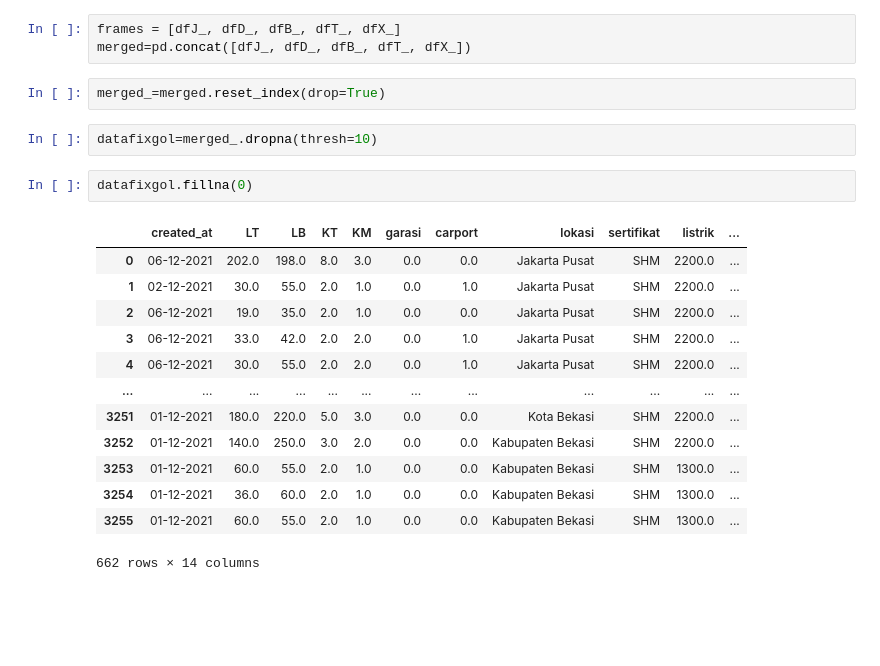
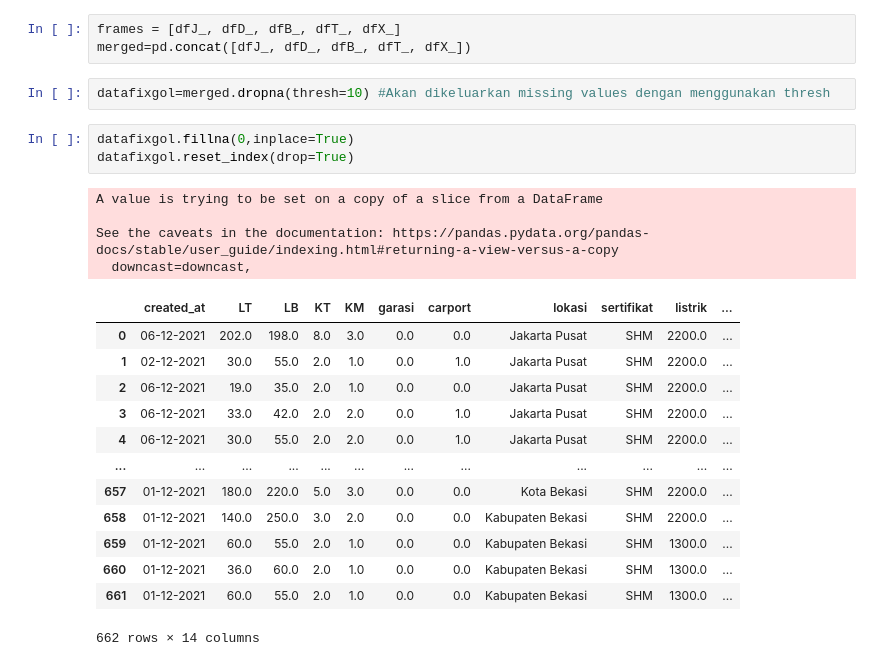
Before and after one commit to jamesgunadi24/Case-Study-01-Data-Mining---EDA---Ganjil-2022-Kelompok-L, a Jupyter notebook: Datamining_Case_Study_Group_L.ipynb, the cells around one changed output. Saved outputs shown, nothing was run; the diff lists cells and outputs as text; blank space fills up the shorter version.

```diff
--- a/Datamining_Case_Study_Group_L.ipynb
+++ b/Datamining_Case_Study_Group_L.ipynb
@@ -84,23 +84,26 @@ dfX_
 # %%
 frames = [dfJ_, dfD_, dfB_, dfT_, dfX_]
 merged=pd.concat([dfJ_, dfD_, dfB_, dfT_, dfX_])
-# %%
-merged_=merged.reset_index(drop=True)
 # %%
-datafixgol=merged_.dropna(thresh=10)
+datafixgol=merged.dropna(thresh=10) #Akan dikeluarkan missing values dengan menggunakan thresh
 # %%
-datafixgol.fillna(0)
+datafixgol.fillna(0,inplace=True)
+datafixgol.reset_index(drop=True)
 # %% [output]
+A value is trying to be set on a copy of a slice from a DataFrame
+
+See the caveats in the documentation: https://pandas.pydata.org/pandas-docs/stable/user_guide/indexing.html#returning-a-view-versus-a-copy
+  downcast=downcast,
 |  | created_at | LT | LB | KT | KM | garasi | carport | lokasi | sertifikat | listrik | ... |
 | 0 | 06-12-2021 | 202.0 | 198.0 | 8.0 | 3.0 | 0.0 | 0.0 | Jakarta Pusat | SHM | 2200.0 | ... |
 | 1 | 02-12-2021 | 30.0 | 55.0 | 2.0 | 1.0 | 0.0 | 1.0 | Jakarta Pusat | SHM | 2200.0 | ... |
 | 2 | 06-12-2021 | 19.0 | 35.0 | 2.0 | 1.0 | 0.0 | 0.0 | Jakarta Pusat | SHM | 2200.0 | ... |
 | 3 | 06-12-2021 | 33.0 | 42.0 | 2.0 | 2.0 | 0.0 | 1.0 | Jakarta Pusat | SHM | 2200.0 | ... |
 | 4 | 06-12-2021 | 30.0 | 55.0 | 2.0 | 2.0 | 0.0 | 1.0 | Jakarta Pusat | SHM | 2200.0 | ... |
 | ... | ... | ... | ... | ... | ... | ... | ... | ... | ... | ... | ... |
-| 3251 | 01-12-2021 | 180.0 | 220.0 | 5.0 | 3.0 | 0.0 | 0.0 | Kota Bekasi | SHM | 2200.0 | ... |
-| 3252 | 01-12-2021 | 140.0 | 250.0 | 3.0 | 2.0 | 0.0 | 0.0 | Kabupaten Bekasi | SHM | 2200.0 | ... |
-| 3253 | 01-12-2021 | 60.0 | 55.0 | 2.0 | 1.0 | 0.0 | 0.0 | Kabupaten Bekasi | SHM | 1300.0 | ... |
-| 3254 | 01-12-2021 | 36.0 | 60.0 | 2.0 | 1.0 | 0.0 | 0.0 | Kabupaten Bekasi | SHM | 1300.0 | ... |
-| 3255 | 01-12-2021 | 60.0 | 55.0 | 2.0 | 1.0 | 0.0 | 0.0 | Kabupaten Bekasi | SHM | 1300.0 | ... |
+| 657 | 01-12-2021 | 180.0 | 220.0 | 5.0 | 3.0 | 0.0 | 0.0 | Kota Bekasi | SHM | 2200.0 | ... |
+| 658 | 01-12-2021 | 140.0 | 250.0 | 3.0 | 2.0 | 0.0 | 0.0 | Kabupaten Bekasi | SHM | 2200.0 | ... |
+| 659 | 01-12-2021 | 60.0 | 55.0 | 2.0 | 1.0 | 0.0 | 0.0 | Kabupaten Bekasi | SHM | 1300.0 | ... |
+| 660 | 01-12-2021 | 36.0 | 60.0 | 2.0 | 1.0 | 0.0 | 0.0 | Kabupaten Bekasi | SHM | 1300.0 | ... |
+| 661 | 01-12-2021 | 60.0 | 55.0 | 2.0 | 1.0 | 0.0 | 0.0 | Kabupaten Bekasi | SHM | 1300.0 | ... |
-662 rows × 14 columns
+662 rows × 14 columns
```
Also changed, not shown: parts of 13 cells of this notebook.
